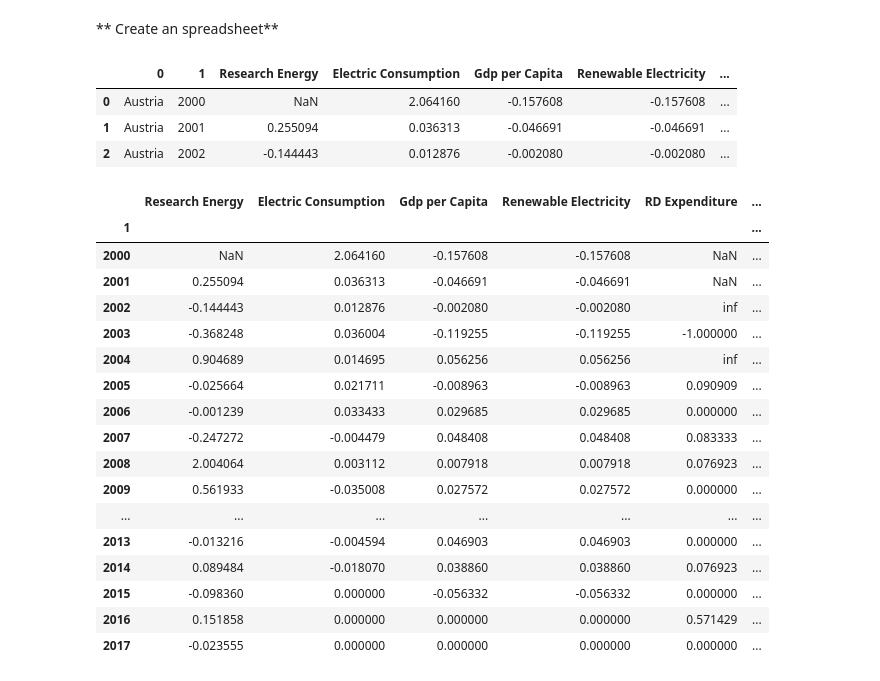
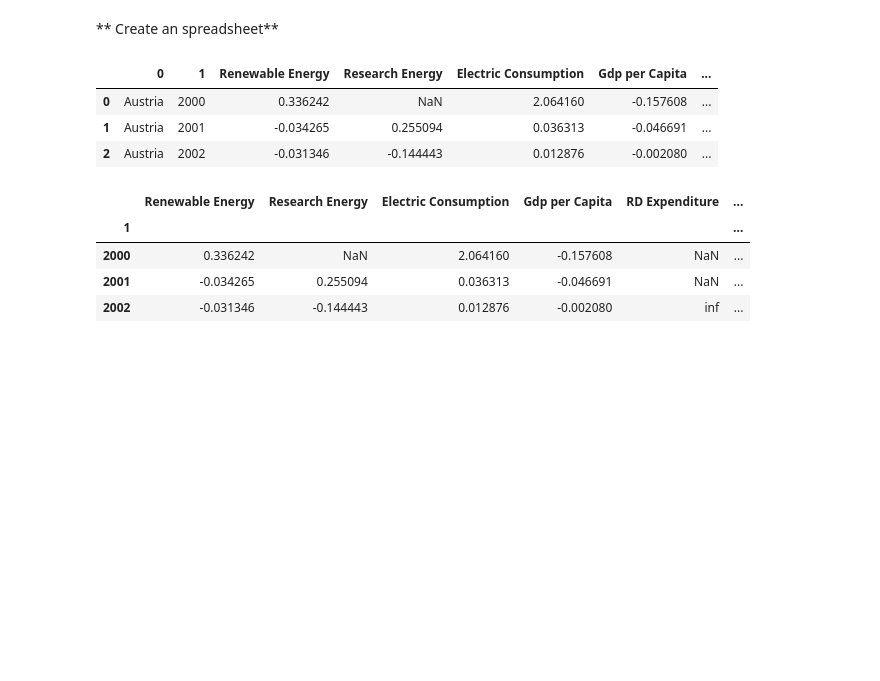
Before and after one commit to Eslsamu/energy-data-analysis, a Jupyter notebook: data_transformation.ipynb, the cells around one changed output. Cells and saved outputs as stored; diff of their text form; code cells hidden in the pictures; blank space fills up the shorter version.

```diff
--- a/data_transformation.ipynb
+++ b/data_transformation.ipynb
@@ -279,11 +279,11 @@ countries_years['country'] = sorted(countries)*len(years)
 countries_years['year'] = [i for s in [[y]*len(countries) for y in years] for i in s]
 # %%
 tables = {#'Countries Years':countries_years,
-          #'Renewable Energy':renewable_energy,
+          'Renewable Energy':renewable_energy,
           'Research Energy':research_energy,
           'Electric Consumption':electric_consumption,
           'Gdp per Capita':gdp_per_capita,
-          'Renewable Electricity':renewable_electricity,
+          #'Renewable Electricity':renewable_electricity,
           #'Legislation Acts':legislation_acts,
           'RD Expenditure':rd_expenditure,
           'Household Income':household_income}
@@ -301,33 +301,9 @@ for name,t in tables.items():
     tables[name]=t
     #print(_)
     #print(t.head(3))
-# %%
-#list of selected EU countries
-eu_countries = ['Austria' ]#...
-
-#timeframe
-years = np.arange(2000,2018,1)
-
-#create multivar time series as numpy array
-mts = np.zeros(shape=(len(eu_countries), len(years), len(tables))) #matrix: country, year, factor
-
-for c in range(len(eu_countries)):
-    for y in range(len(years)):
-        for i, key in enumerate(tables):
-            t = tables[key]
-            country = eu_countries[c]
-            year = years[y]
-            cell = t['roc'].loc[t['country']==country].loc[t['year']==year]
-
-            if cell.size is not 1:  #fill missing value
-                #print("results for ",eu_countries[c], years[y], key, ":",cell.size)
-                cell = np.nan
-            else:
-                val = cell.values[0]
-            mts[c][y][i] = val
 # %%
 #list of selected EU countries
-eu_countries = ['Austria', 'Belgium']#...
+eu_countries = ['Austria', 'Belgium', 'Germany']#...
 
 #timeframe
 years = np.arange(2000,2018,1)
@@ -345,36 +321,23 @@ for name, t in tables.items():
 
 time_series.head(3)
 # %% [output]
-|  | 0 | 1 | Research Energy | Electric Consumption | Gdp per Capita | Renewable Electricity | ... |
-| 0 | Austria | 2000 | NaN | 2.064160 | -0.157608 | -0.157608 | ... |
-| 1 | Austria | 2001 | 0.255094 | 0.036313 | -0.046691 | -0.046691 | ... |
-| 2 | Austria | 2002 | -0.144443 | 0.012876 | -0.002080 | -0.002080 | ... |
+|  | 0 | 1 | Renewable Energy | Research Energy | Electric Consumption | Gdp per Capita | ... |
+| 0 | Austria | 2000 | 0.336242 | NaN | 2.064160 | -0.157608 | ... |
+| 1 | Austria | 2001 | -0.034265 | 0.255094 | 0.036313 | -0.046691 | ... |
+| 2 | Austria | 2002 | -0.031346 | -0.144443 | 0.012876 | -0.002080 | ... |
 # %%
 def country_series(country = 'Austria'):
     cs = time_series.loc[time_series[0]==country]
-    cs = cs.set_index(cs[1])
+    cs = cs.set_index(cs[1]) #in case year as timestep is useful
     cs = cs.drop(0,1)
     cs = cs.drop(1,1)
     return cs
 
-cs = country_series('Austria')
-cs
+cs_austria = country_series('Austria')
+cs_austria.head(3)
 # %% [output]
-|  | Research Energy | Electric Consumption | Gdp per Capita | Renewable Electricity | RD Expenditure | ... |
+|  | Renewable Energy | Research Energy | Electric Consumption | Gdp per Capita | RD Expenditure | ... |
 | 1 |  |  |  |  |  | ... |
-| 2000 | NaN | 2.064160 | -0.157608 | -0.157608 | NaN | ... |
-| 2001 | 0.255094 | 0.036313 | -0.046691 | -0.046691 | NaN | ... |
-| 2002 | -0.144443 | 0.012876 | -0.002080 | -0.002080 | inf | ... |
-| 2003 | -0.368248 | 0.036004 | -0.119255 | -0.119255 | -1.000000 | ... |
-| 2004 | 0.904689 | 0.014695 | 0.056256 | 0.056256 | inf | ... |
-| 2005 | -0.025664 | 0.021711 | -0.008963 | -0.008963 | 0.090909 | ... |
-| 2006 | -0.001239 | 0.033433 | 0.029685 | 0.029685 | 0.000000 | ... |
-| 2007 | -0.247272 | -0.004479 | 0.048408 | 0.048408 | 0.083333 | ... |
-| 2008 | 2.004064 | 0.003112 | 0.007918 | 0.007918 | 0.076923 | ... |
-| 2009 | 0.561933 | -0.035008 | 0.027572 | 0.027572 | 0.000000 | ... |
-| ... | ... | ... | ... | ... | ... | ... |
-| 2013 | -0.013216 | -0.004594 | 0.046903 | 0.046903 | 0.000000 | ... |
-| 2014 | 0.089484 | -0.018070 | 0.038860 | 0.038860 | 0.076923 | ... |
-| 2015 | -0.098360 | 0.000000 | -0.056332 | -0.056332 | 0.000000 | ... |
-| 2016 | 0.151858 | 0.000000 | 0.000000 | 0.000000 | 0.571429 | ... |
-| 2017 | -0.023555 | 0.000000 | 0.000000 | 0.000000 | 0.000000 | ... |
+| 2000 | 0.336242 | NaN | 2.064160 | -0.157608 | NaN | ... |
+| 2001 | -0.034265 | 0.255094 | 0.036313 | -0.046691 | NaN | ... |
+| 2002 | -0.031346 | -0.144443 | 0.012876 | -0.002080 | inf | ... |
```
Also changed, not shown: parts of 5 cells of this notebook, 1 other file.
